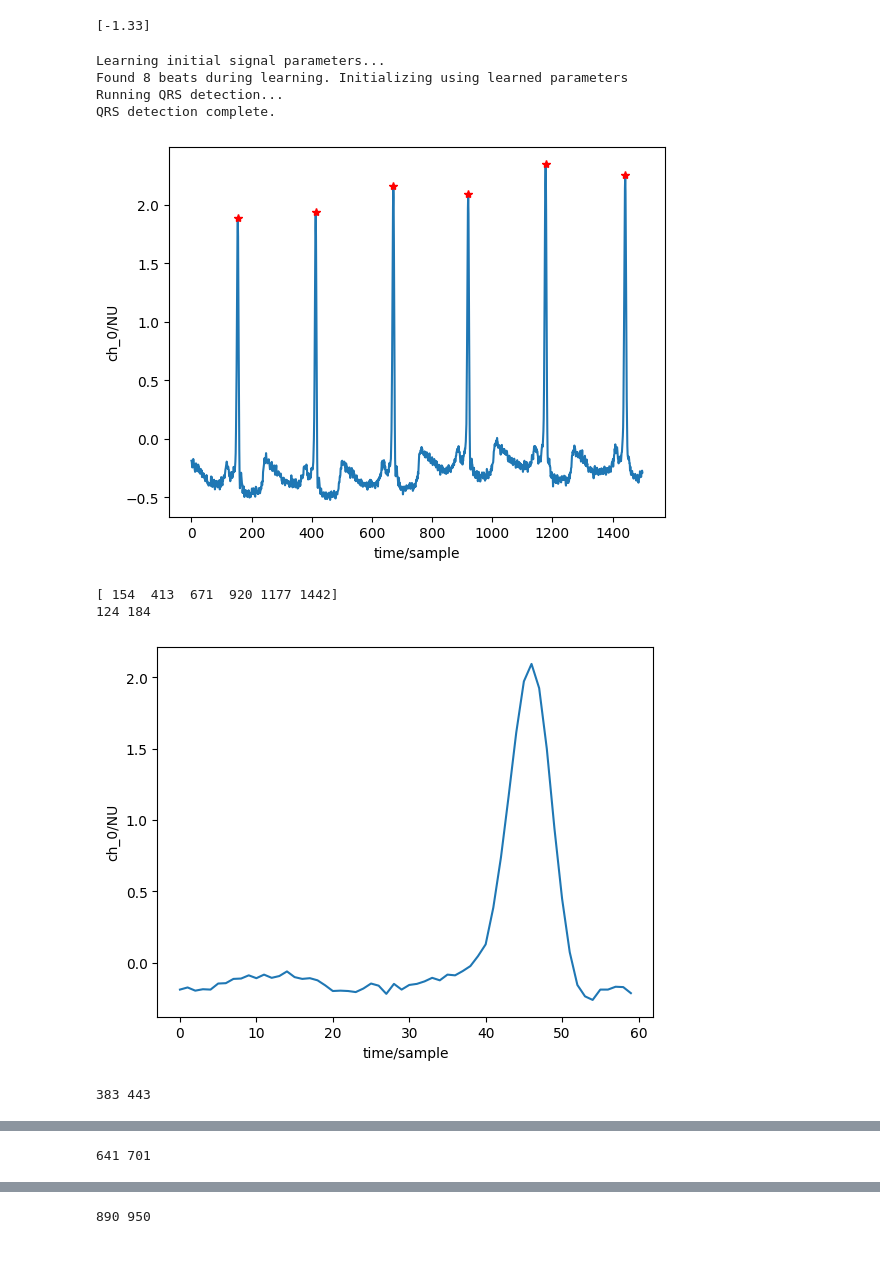
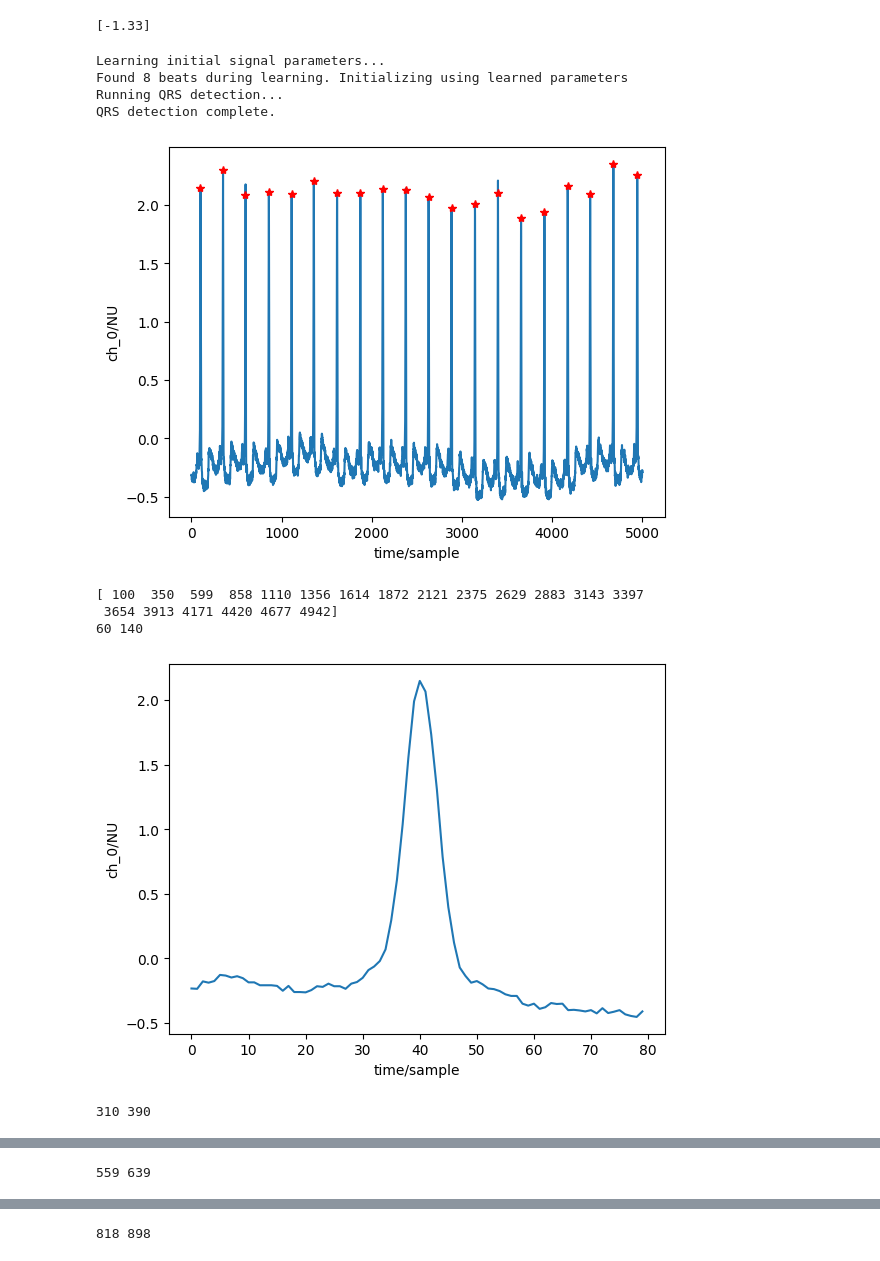
Before and after one commit to zodwick/ventricular-fibrillation-prediction-model, a Jupyter notebook: code.ipynb, the cells around one changed output, grey strips where cells are left out. Saved outputs shown, nothing was run; the diff lists cells and outputs as text; code cells hidden in the pictures.

```diff
--- a/code.ipynb
+++ b/code.ipynb
@@ -120,36 +120,37 @@ print(peak_areas)
 # %%
 import wfdb
 import math
 from wfdb import processing  # for xqrs detection
 
 file_path = r"D:\vf predict\cu-ventricular-tachyarrhythmia-database-1.0.0"
 file_name = "\cu01"
 file_destination = file_path+file_name
 stop = 53542
-start = stop - 1500  # 7500 samples = 30 seconds
+start = stop - 5000  # 7500 samples = 30 seconds
 
 
 sig, fields = wfdb.rdsamp(file_destination, channels=[0], sampfrom=start, sampto=stop)
 xqrs = processing.XQRS(sig=sig[:, 0], fs=fields['fs'])
 xqrs.detect()
 wfdb.plot_items(signal=sig, ann_samp=[xqrs.qrs_inds])
 print(xqrs.qrs_inds)
 
 
 
 for i in range(len(xqrs.qrs_inds)):
-    peak_start = xqrs.qrs_inds[i]-30
-    peak_end = xqrs.qrs_inds[i]+30
+    peak_start = xqrs.qrs_inds[i]-40
+    peak_end = xqrs.qrs_inds[i]+40
     print(peak_start, peak_end)
-    peak_signal = signal[peak_start:peak_end]
+    peak_signal = sig[peak_start:peak_end]
     wfdb.plot_items(signal=peak_signal)
 # %% [output]
 Learning initial signal parameters...
 Found 8 beats during learning. Initializing using learned parameters
 Running QRS detection...
 QRS detection complete.
-[figure, old version]
+[figure, new version]
-[ 154  413  671  920 1177 1442]
-124 184
+[ 100  350  599  858 1110 1356 1614 1872 2121 2375 2629 2883 3143 3397
+ 3654 3913 4171 4420 4677 4942]
+60 140
-[figure, old version]
+[figure, new version]
-383 443
+310 390
@@ -157 +158 @@ QRS detection complete.
-641 701
+559 639
@@ -159 +160 @@ QRS detection complete.
-890 950
+818 898
```
Also changed, not shown: parts of 1 cell of this notebook.
